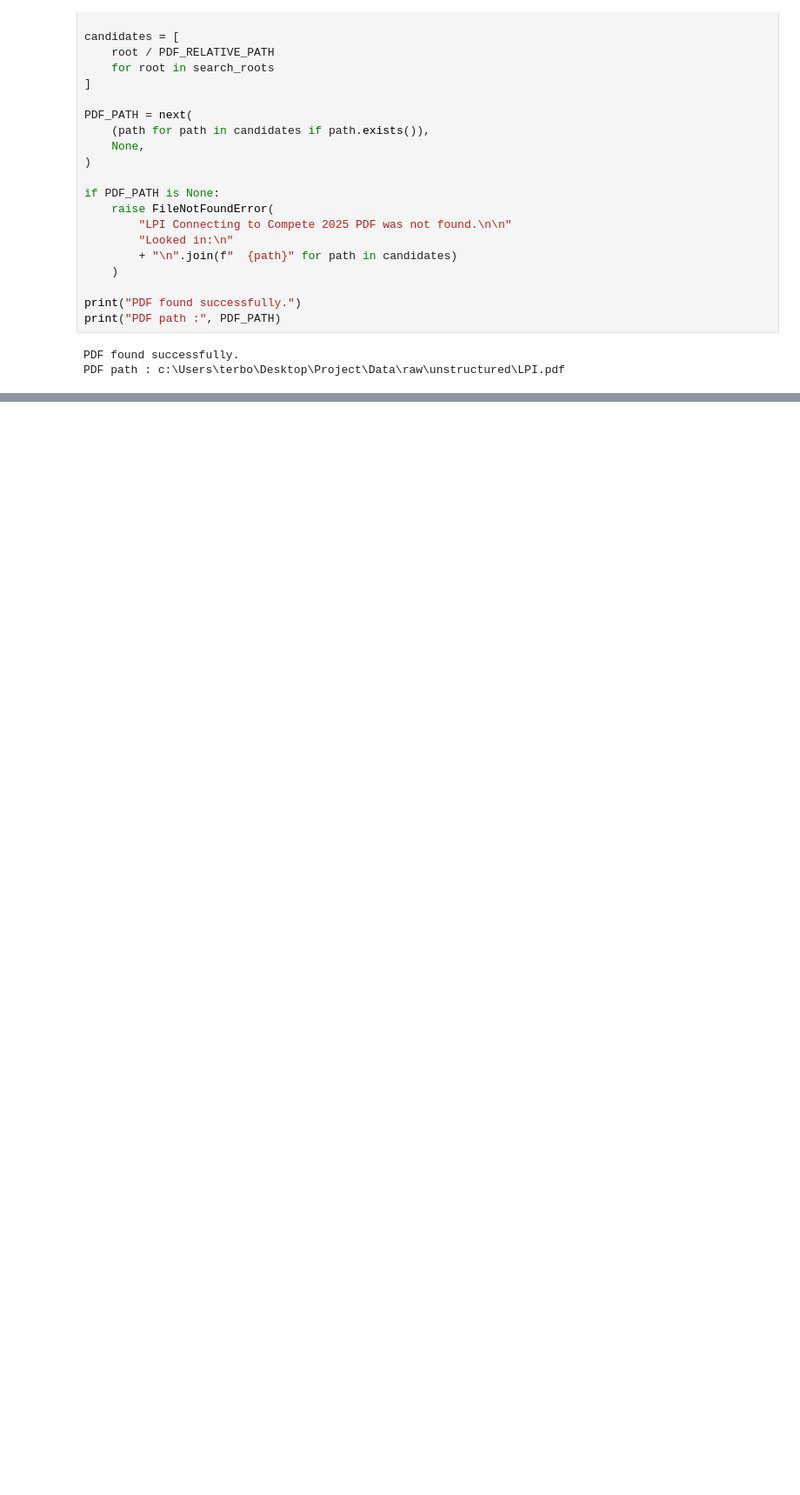
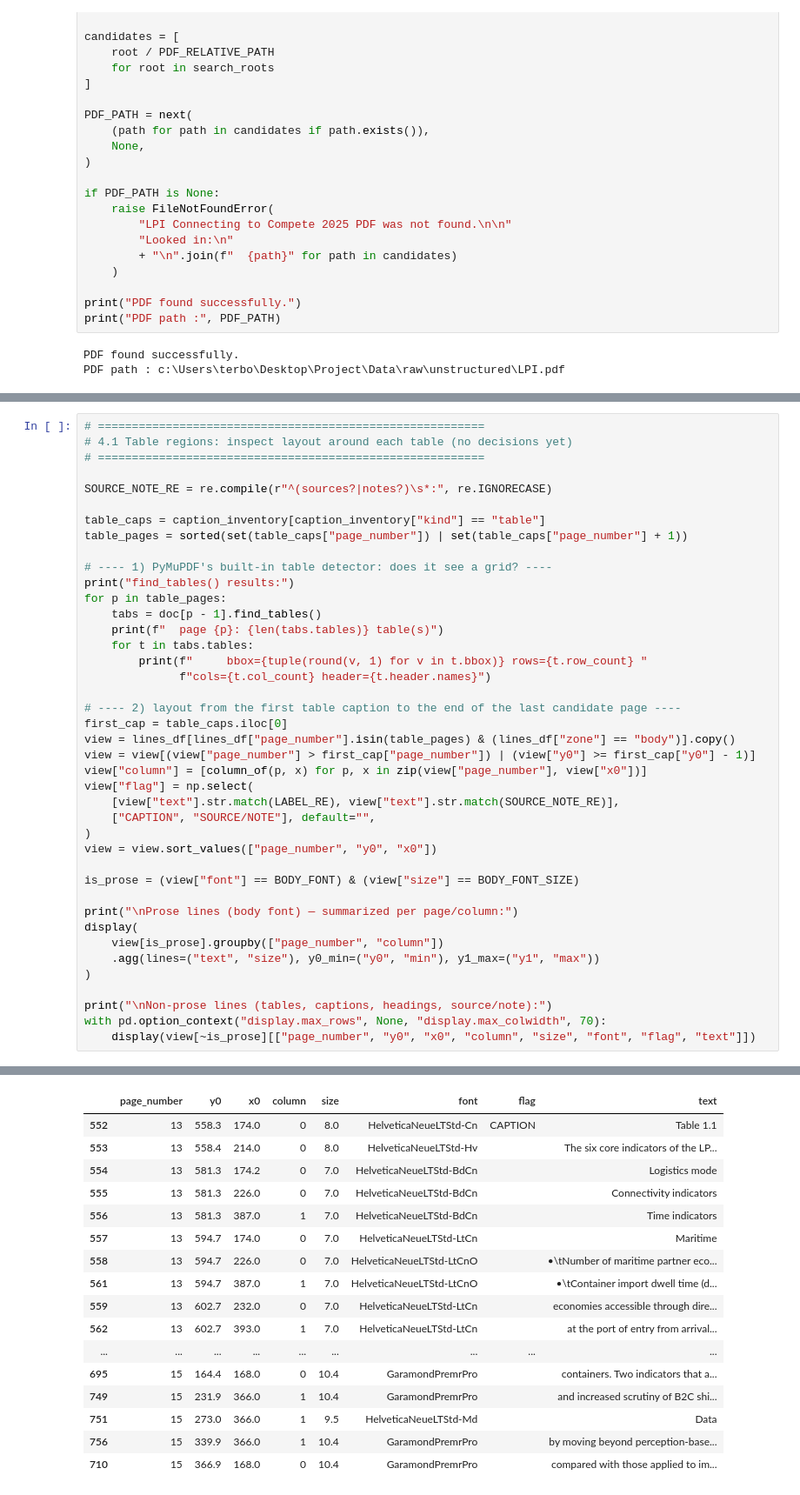
Before and after one commit to mahmoudsameh00/nilegate-ports-ai, a Jupyter notebook: Notebooks/LPI_Connecting_to_Compete_chunking.ipynb, the cells around one changed output, grey strips where cells are left out. Shown at 87% size. Saved outputs shown, nothing was run; the diff lists cells and outputs as text; blank space fills up the shorter version.

```diff
--- a/Notebooks/LPI_Connecting_to_Compete_chunking.ipynb
+++ b/Notebooks/LPI_Connecting_to_Compete_chunking.ipynb
@@ -416,0 +1628,42 @@ summarizing the ﬁnd
+# %%
+# =========================================================
+# 4.1 Table regions: inspect layout around each table (no decisions yet)
+# =========================================================
+
+SOURCE_NOTE_RE = re.compile(r"^(sources?|notes?)\s*:", re.IGNORECASE)
+
+table_caps = caption_inventory[caption_inventory["kind"] == "table"]
+table_pages = sorted(set(table_caps["page_number"]) | set(table_caps["page_number"] + 1))
+
+# ---- 1) PyMuPDF's built-in table detector: does it see a grid? ----
+print("find_tables() results:")
+for p in table_pages:
+    tabs = doc[p - 1].find_tables()
+    print(f"  page {p}: {len(tabs.tables)} table(s)")
+    for t in tabs.tables:
+        print(f"     bbox={tuple(round(v, 1) for v in t.bbox)} rows={t.row_count} "
+              f"cols={t.col_count} header={t.header.names}")
+
+# ---- 2) layout from the first table caption to the end of the last candidate page ----
+first_cap = table_caps.iloc[0]
+view = lines_df[lines_df["page_number"].isin(table_pages) & (lines_df["zone"] == "body")].copy()
+view = view[(view["page_number"] > first_cap["page_number"]) | (view["y0"] >= first_cap["y0"] - 1)]
+view["column"] = [column_of(p, x) for p, x in zip(view["page_number"], view["x0"])]
+view["flag"] = np.select(
+    [view["text"].str.match(LABEL_RE), view["text"].str.match(SOURCE_NOTE_RE)],
+    ["CAPTION", "SOURCE/NOTE"], default="",
+)
+view = view.sort_values(["page_number", "y0", "x0"])
+
+is_prose = (view["font"] == BODY_FONT) & (view["size"] == BODY_FONT_SIZE)
+
+print("\nProse lines (body font) — summarized per page/column:")
+display(
+    view[is_prose].groupby(["page_number", "column"])
+    .agg(lines=("text", "size"), y0_min=("y0", "min"), y1_max=("y1", "max"))
+)
+
+print("\nNon-prose lines (tables, captions, headings, source/note):")
+with pd.option_context("display.max_rows", None, "display.max_colwidth", 70):
+    display(view[~is_prose][["page_number", "y0", "x0", "column", "size", "font", "flag", "text"]])
+# %% [output]
@@ -416,0 +1687,17 @@ summarizing the ﬁnd
+|  | page_number | y0 | x0 | column | size | font | flag | text |
+| 552 | 13 | 558.3 | 174.0 | 0 | 8.0 | HelveticaNeueLTStd-Cn | CAPTION | Table 1.1 |
+| 553 | 13 | 558.4 | 214.0 | 0 | 8.0 | HelveticaNeueLTStd-Hv |  | The six core indicators of the LP... |
+| 554 | 13 | 581.3 | 174.2 | 0 | 7.0 | HelveticaNeueLTStd-BdCn |  | Logistics mode |
+| 555 | 13 | 581.3 | 226.0 | 0 | 7.0 | HelveticaNeueLTStd-BdCn |  | Connectivity indicators |
+| 556 | 13 | 581.3 | 387.0 | 1 | 7.0 | HelveticaNeueLTStd-BdCn |  | Time indicators |
+| 557 | 13 | 594.7 | 174.0 | 0 | 7.0 | HelveticaNeueLTStd-LtCn |  | Maritime |
+| 558 | 13 | 594.7 | 226.0 | 0 | 7.0 | HelveticaNeueLTStd-LtCnO |  | •\tNumber of maritime partner eco... |
+| 561 | 13 | 594.7 | 387.0 | 1 | 7.0 | HelveticaNeueLTStd-LtCnO |  | •\tContainer import dwell time (d... |
+| 559 | 13 | 602.7 | 232.0 | 0 | 7.0 | HelveticaNeueLTStd-LtCn |  | economies accessible through dire... |
+| 562 | 13 | 602.7 | 393.0 | 1 | 7.0 | HelveticaNeueLTStd-LtCn |  | at the port of entry from arrival... |
+| ... | ... | ... | ... | ... | ... | ... | ... | ... |
+| 695 | 15 | 164.4 | 168.0 | 0 | 10.4 | GaramondPremrPro |  | containers. Two indicators that a... |
+| 749 | 15 | 231.9 | 366.0 | 1 | 10.4 | GaramondPremrPro |  | and increased scrutiny of B2C shi... |
+| 751 | 15 | 273.0 | 366.0 | 1 | 9.5 | HelveticaNeueLTStd-Md |  | Data |
+| 756 | 15 | 339.9 | 366.0 | 1 | 10.4 | GaramondPremrPro |  | by moving beyond perception-­base... |
+| 710 | 15 | 366.9 | 168.0 | 0 | 10.4 | GaramondPremrPro |  | compared with those applied to im... |
```
Also changed, not shown: parts of 100 cells of this notebook, 14 other files.
